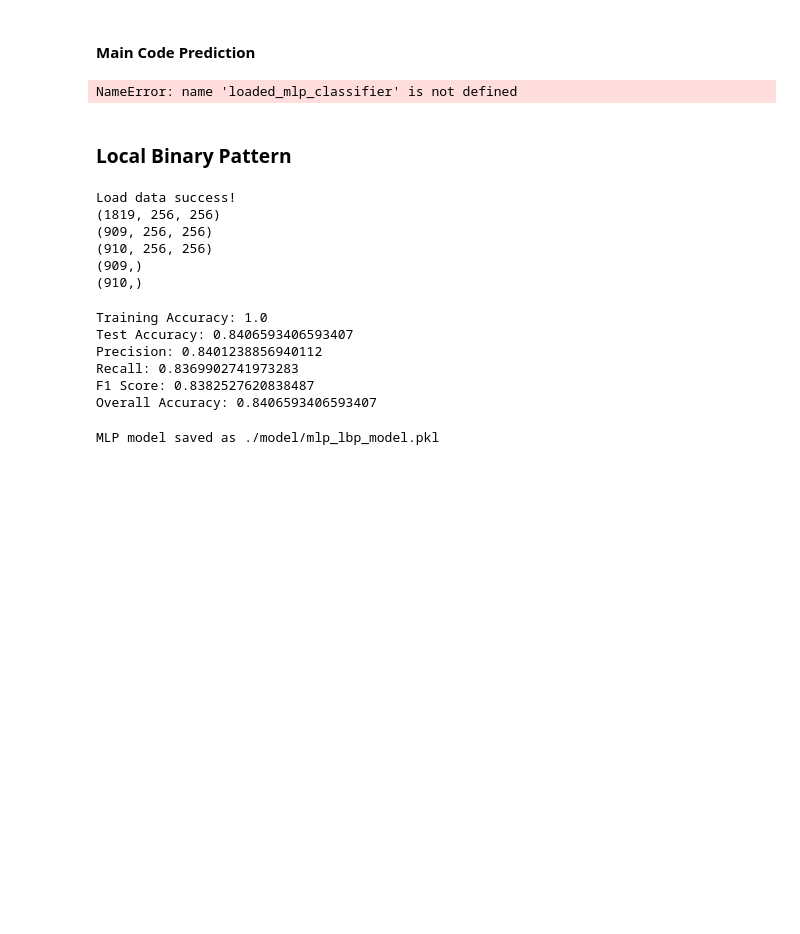
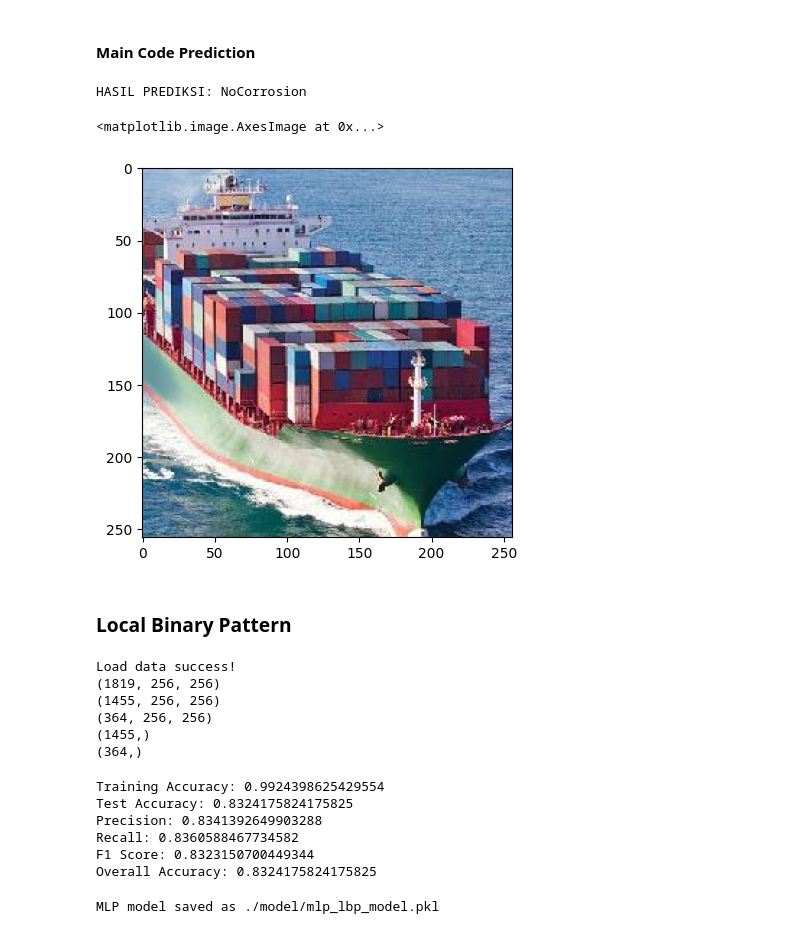
Before and after one commit to mizanulridhoaohana/feature-extraction, a Jupyter notebook: feature_extraction.ipynb, the cells around one changed output. Saved outputs shown, nothing was run; the diff lists cells and outputs as text; code cells hidden in the pictures; blank space fills up the shorter version.

Commit message:
update without LBP model

```diff
--- a/feature_extraction.ipynb
+++ b/feature_extraction.ipynb
@@ -230,8 +230,11 @@ import matplotlib.pyplot as plt
 from PIL import Image, ImageOps
 import numpy as np
 
+model_filename = './model/mlp_classifier_model.joblib'
+loaded_mlp_classifier = joblib.load(model_filename)
+
 # Load the trained MLP classifier model from a filebackup FEATURE/feature_extraction.ipynb
-image_path = './data/NOCORROSION/100e35cf19.jpg'
+image_path = './resize_data/NOCORROSION/100e35cf19.jpg'
 target_size = (256, 256)
 
 image = Image.open(image_path)
@@ -248,34 +251,36 @@ features = compute_glcm_features(temp_image_path)
 transformed_features = {}
 
 # Define a list of angles
 angles = ['0', '45', '90', '135']
 
 # Iterate through the features and angles to create new labels
 for feature_name, feature_values in features.items():
     for i, angle in enumerate(angles):
         new_label = f'{feature_name}{angle}'
         transformed_features[new_label] = feature_values[0][i]
 
 # Transform the dictionary to a 1D NumPy array
 transformed_features_array = np.array(list(transformed_features.values())).reshape(1, -1)
 
 # Make predictions using the loaded model
 predictions = loaded_mlp_classifier.predict(transformed_features_array)
 
 if predictions[0] == 0:
     print("HASIL PREDIKSI: Corrosion")
 else:
     print("HASIL PREDIKSI: NoCorrosion")
 
 # Close and remove the temporary image file
 image_new.close()
 if os.path.exists(temp_image_path):
     os.remove(temp_image_path)
 
 image = plt.imread(image_path)
 plt.imshow(image)
 # %% [output]
-NameError: name 'loaded_mlp_classifier' is not defined
+HASIL PREDIKSI: NoCorrosion
+<matplotlib.image.AxesImage at 0x...>
+[figure, added]
 # %% [markdown]
 ### Local Binary Pattern
 # %%
@@ -310,7 +315,7 @@ label_encoder = LabelEncoder()
 y = label_encoder.fit_transform(labels)
 
 # Split the data into training and testing sets
-X_train, X_test, y_train, y_test = train_test_split(X, y, test_size=0.5, random_state=3)
+X_train, X_test, y_train, y_test = train_test_split(X, y, test_size=0.2, random_state=42)
 print(X_train.shape)
 print(X_test.shape)
 print(y_train.shape)
@@ -321,10 +326,10 @@ n_point = radius * 8
 # %% [output]
 Load data success!
 (1819, 256, 256)
-(909, 256, 256)
-(910, 256, 256)
-(909,)
-(910,)
+(1455, 256, 256)
+(364, 256, 256)
+(1455,)
+(364,)
 # %%
 def lbp_texture(train_data, test_data):
     max_bins_train = 0
@@ -364,7 +369,7 @@ from sklearn.model_selection import train_test_split
 X_train, X_test = lbp_texture(X_train, X_test)
 
 # Create and train an MLP classifier
-mlp = MLPClassifier(hidden_layer_sizes=(100, 50), max_iter=1000)
+mlp = MLPClassifier(hidden_layer_sizes=(300, 50), max_iter=200)
 mlp.fit(X_train, y_train)
 
 # Predict on the test set
@@ -385,12 +390,12 @@ print(f"Recall: {recall}")
 print(f"F1 Score: {f1}")
 print(f"Overall Accuracy: {accuracy}")
 # %% [output]
-Training Accuracy: 1.0
-Test Accuracy: 0.8406593406593407
-Precision: 0.8401238856940112
-Recall: 0.8369902741973283
-F1 Score: 0.8382527620838487
-Overall Accuracy: 0.8406593406593407
+Training Accuracy: 0.9924398625429554
+Test Accuracy: 0.8324175824175825
+Precision: 0.8341392649903288
+Recall: 0.8360588467734582
+F1 Score: 0.8323150700449344
+Overall Accuracy: 0.8324175824175825
 # %%
 import joblib
 
```
Also changed, not shown: parts of 1 cell of this notebook, 2 other files.
